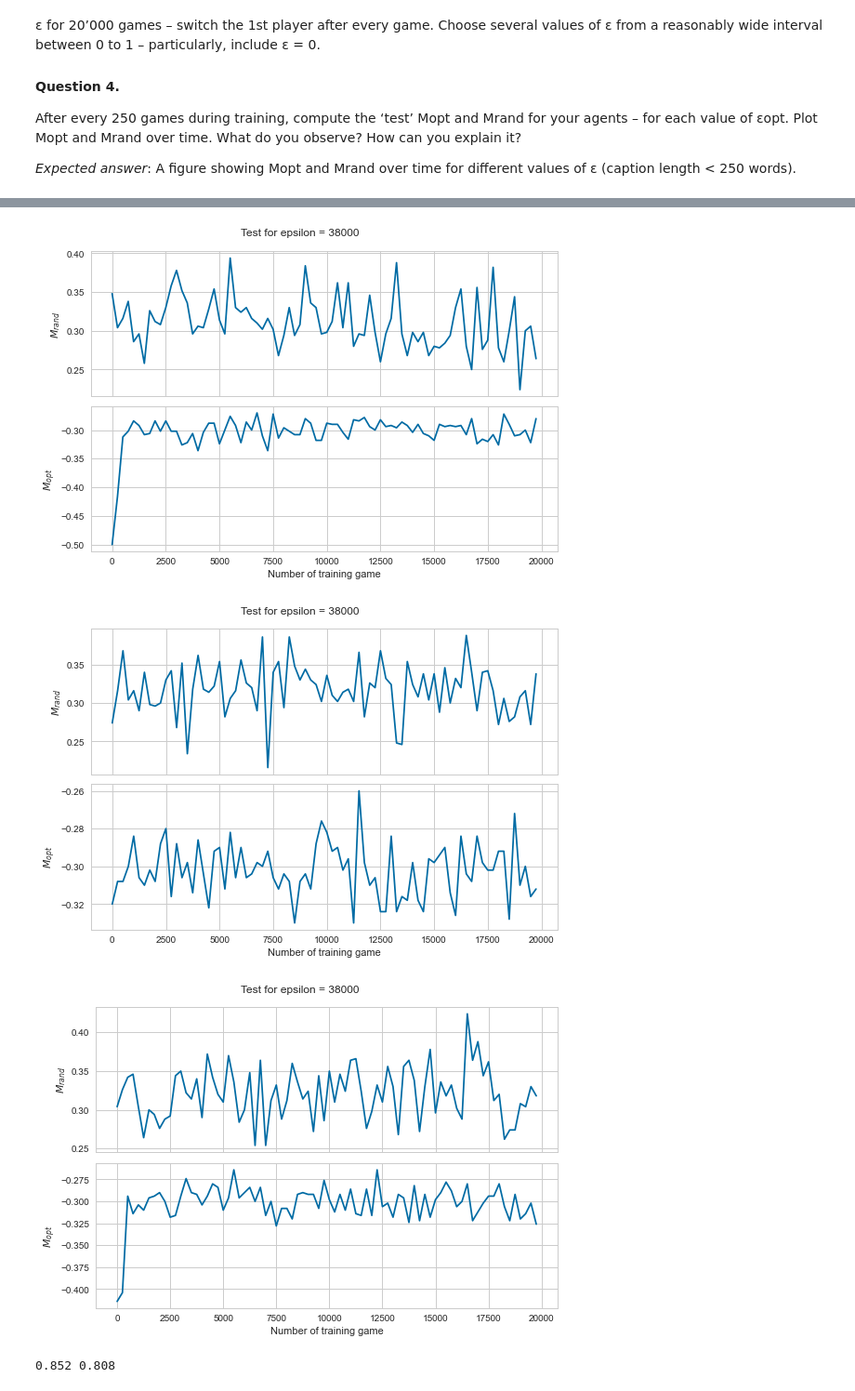
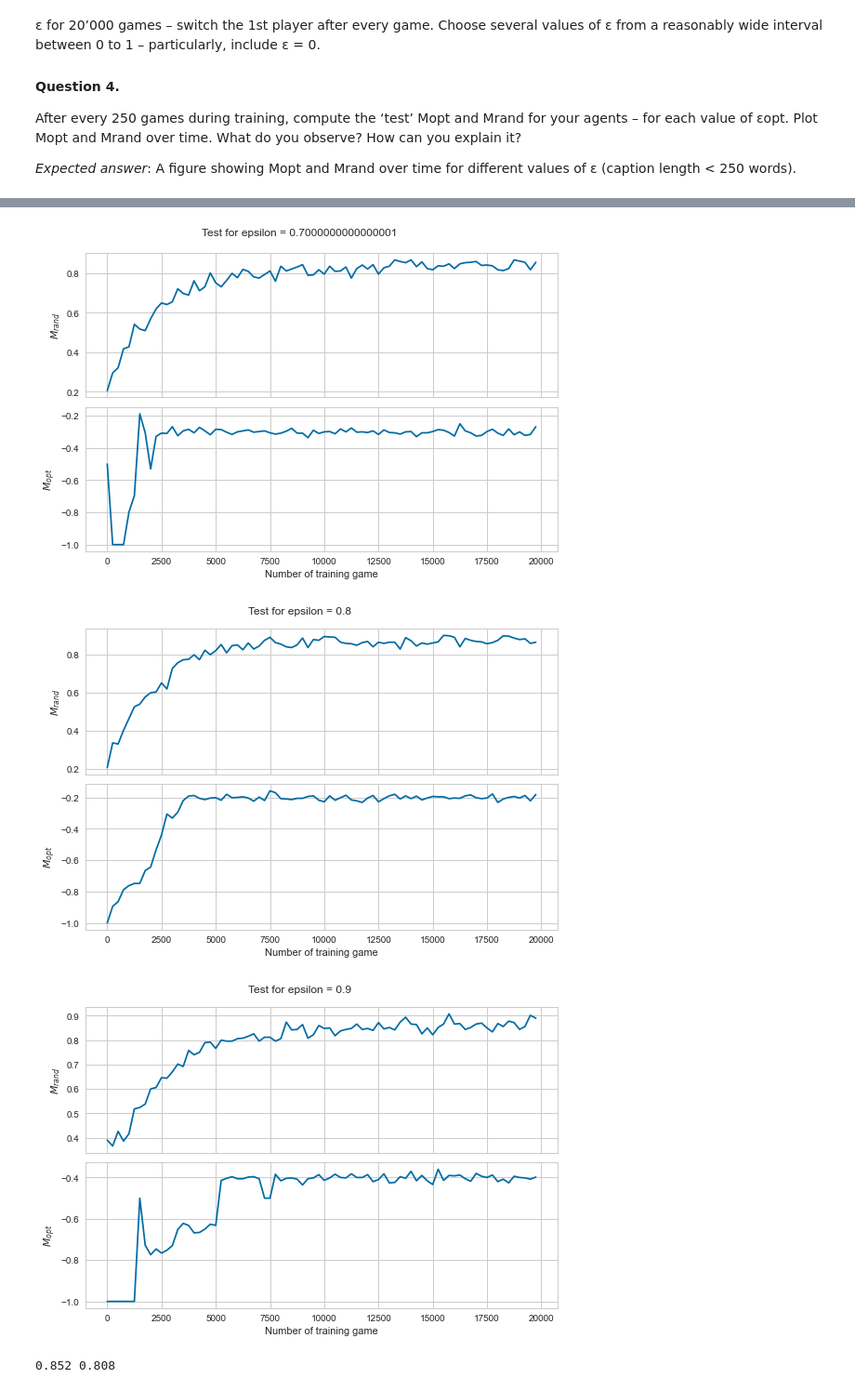
Before and after one commit to Gianniii/CS-456-Artificial-Neural-Network-Miniproject, a Jupyter notebook: tic_tac_toe.ipynb, the cells around one changed output, grey strips where cells are left out. Shown at 93% size. Drawn from its saved outputs; the diff is of its cells as text; code cells hidden in the pictures.

Commit message:
update plots

```diff
--- a/tic_tac_toe.ipynb
+++ b/tic_tac_toe.ipynb
@@ -364,7 +364,7 @@ After every 250 games during training, compute the ‘test’ Mopt and Mrand for
 *Expected answer*: A figure showing Mopt and Mrand over time for different values of ε (caption length < 250 words).
 # %%
 env = TictactoeEnv()
-for eps in np.linspace(0, 1, 10, endpoint=False).astype(int):
+for eps in np.linspace(0, 1, 10, endpoint=False):
     Q, episode_lengths, episode_rewards, Mrands, Mopts = q_learning(env, 20000, player_epsilon=eps,
                                     evaluate_M_values=True, decreasing_eps=True, n_star=8000)
     avg_idx = np.arange(20000 // 250)
@@ -375,7 +375,7 @@ for eps in np.linspace(0, 1, 10, endpoint=False).astype(int):
     plt.style.use('seaborn-whitegrid')
     fig, ax = plt.subplots(nrows=2, sharex=True)
     with plt.style.context('seaborn-whitegrid'):
-        plt.suptitle(f"Test for epsilon = {n}")
+        plt.suptitle(f"Test for epsilon = {eps}")
         ax[0].plot(x, Mrands)
         ax[1].plot(x, Mopts)
 
@@ -396,6 +396,6 @@ for eps in np.linspace(0, 1, 10, endpoint=False).astype(int):
-[figure, old version]
+[figure, new version]
-[figure, old version]
+[figure, new version]
-[figure, old version]
+[figure, new version]
 # %%
 def q_eval(Q, other_player_epsilon=0.5, games=20000):
     env.reset()
```
Also changed, not shown: parts of 1 cell of this notebook.
